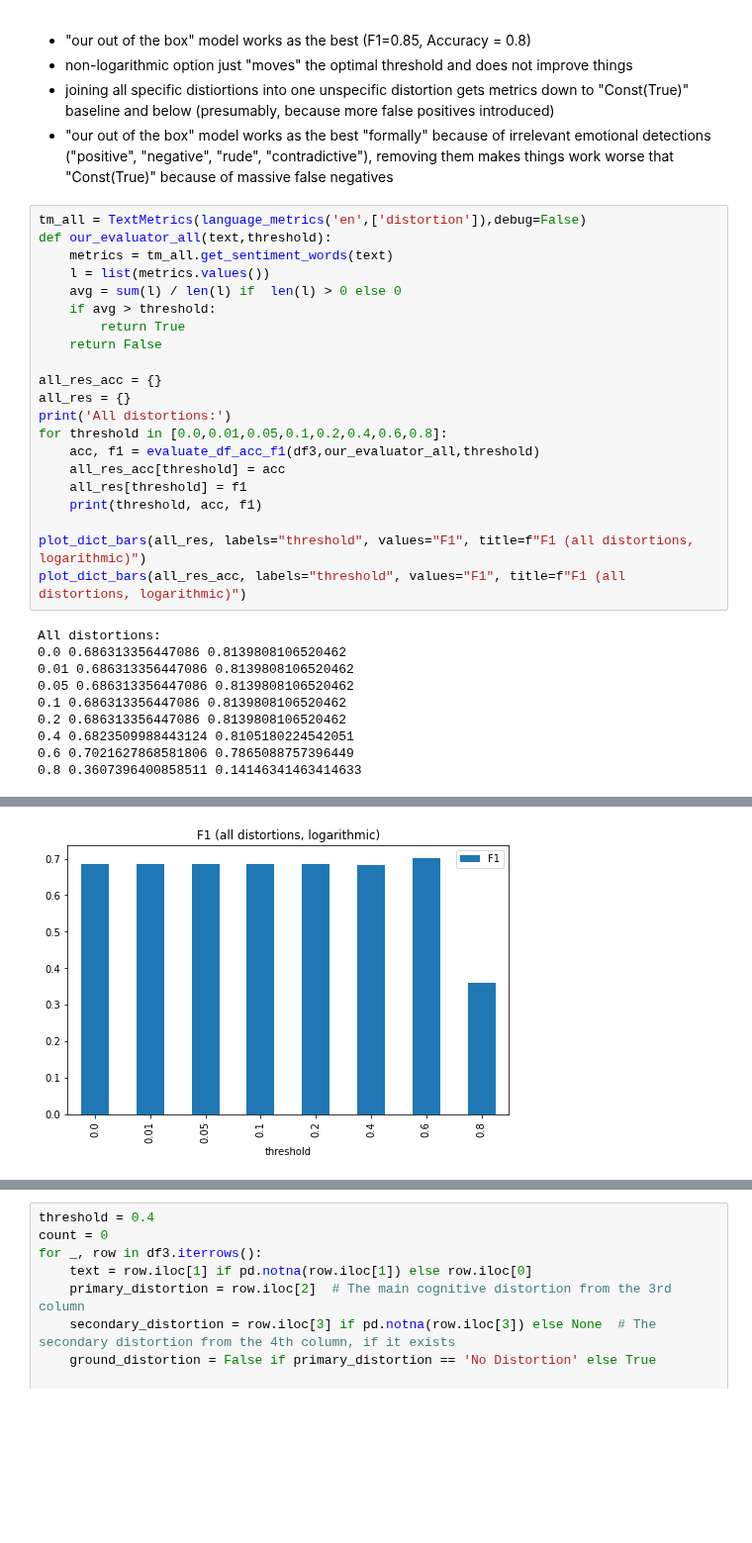
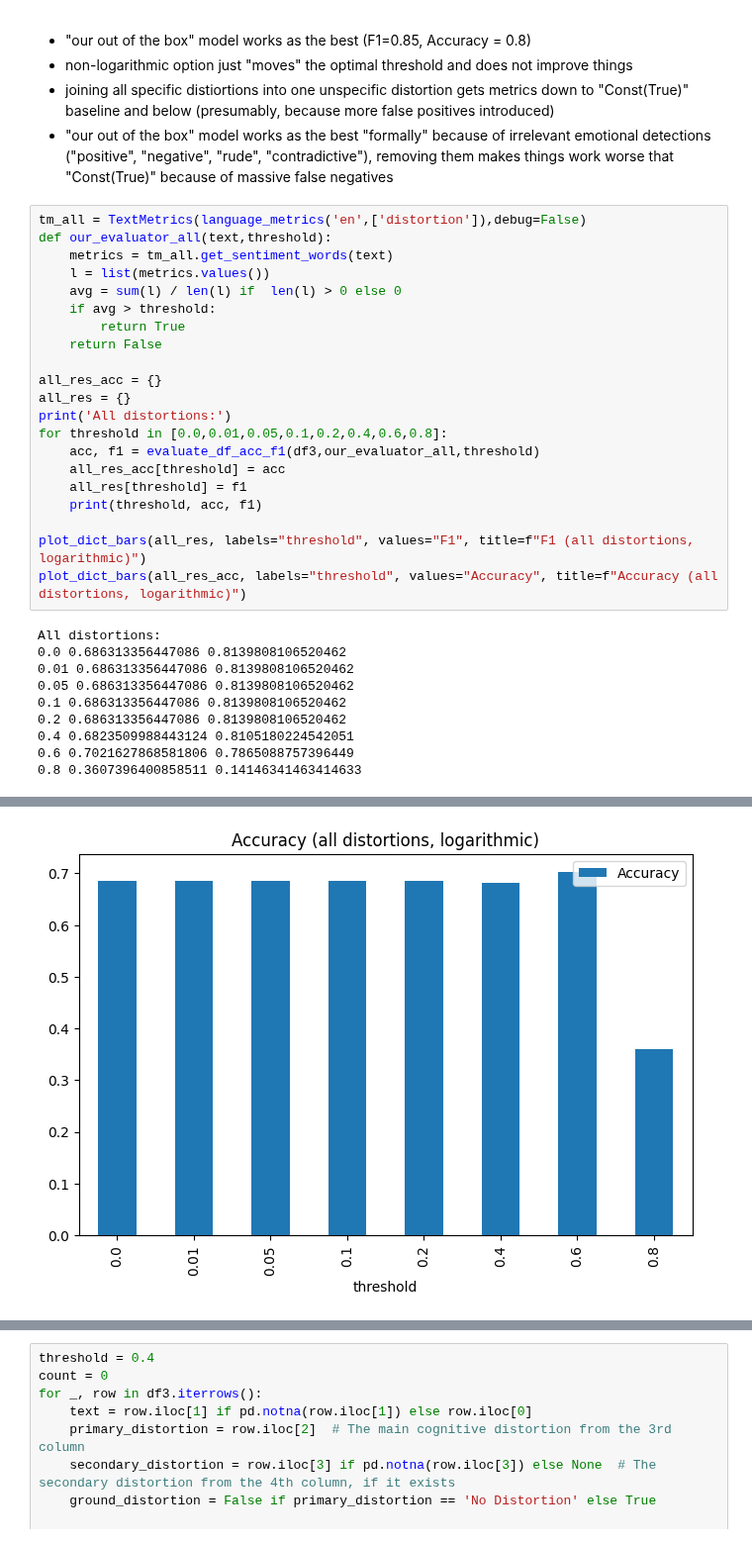
Before and after one commit to aigents/pygents, a Jupyter notebook: notebooks/nlp/distortions/distortions_joint_binary.ipynb, the cells around one changed output, grey strips where cells are left out. Shown at 99% size. Cells and saved outputs as stored; diff of their text form; blank space fills up the shorter version.

Commit message:
fix chart labels

```diff
--- a/notebooks/nlp/distortions/distortions_joint_binary.ipynb
+++ b/notebooks/nlp/distortions/distortions_joint_binary.ipynb
@@ -349,7 +349,7 @@ for threshold in [0.0,0.01,0.05,0.1,0.2,0.4,0.6,0.8]:
     print(threshold, acc, f1)
 
 plot_dict_bars(all_res, labels="threshold", values="F1", title=f"F1 (all distortions, logarithmic)")
-plot_dict_bars(all_res_acc, labels="threshold", values="F1", title=f"F1 (all distortions, logarithmic)")
+plot_dict_bars(all_res_acc, labels="threshold", values="Accuracy", title=f"Accuracy (all distortions, logarithmic)")
 # %% [output]
 All distortions:
 0.0 0.686313356447086 0.8139808106520462
@@ -364,4 +364,4 @@ All distortions:
-[figure, old version]
+[figure, new version]
 # %%
 tm_all_nolog = TextMetrics(language_metrics('en',['distortion']),metric_logarithmic=False,debug=False)
 def our_evaluator_all_nolog(text,threshold):
```
Also changed, not shown: parts of 16 cells of this notebook, 1 other file.
